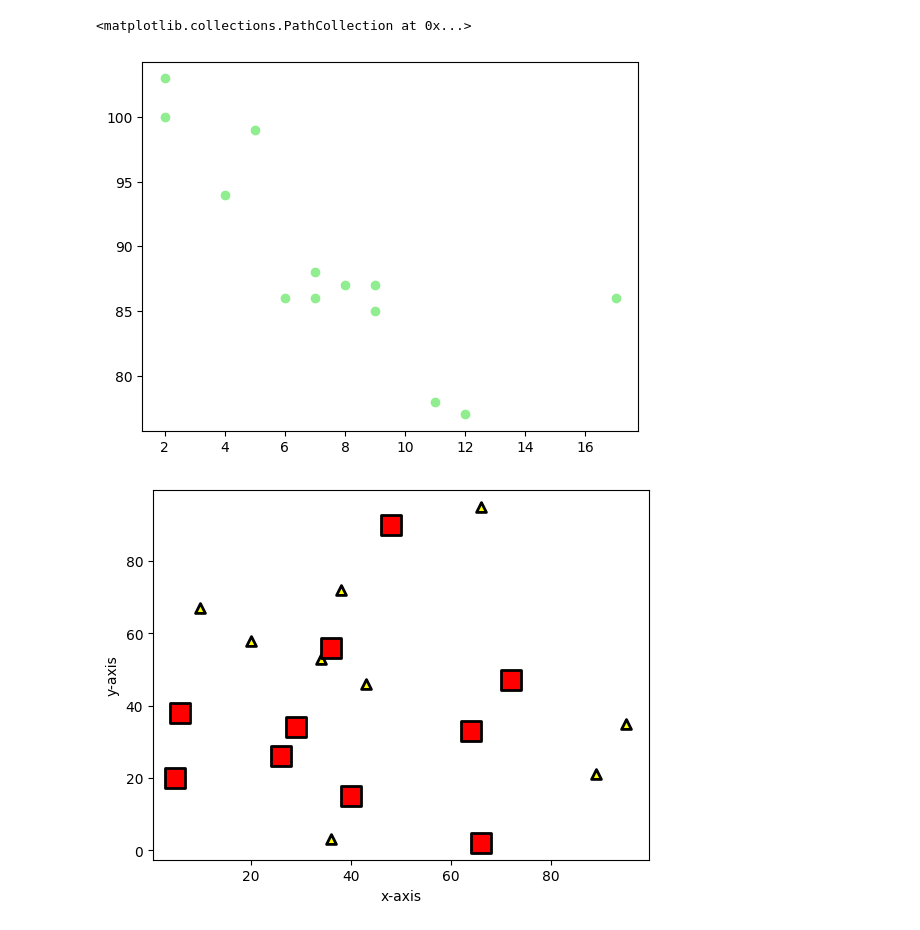
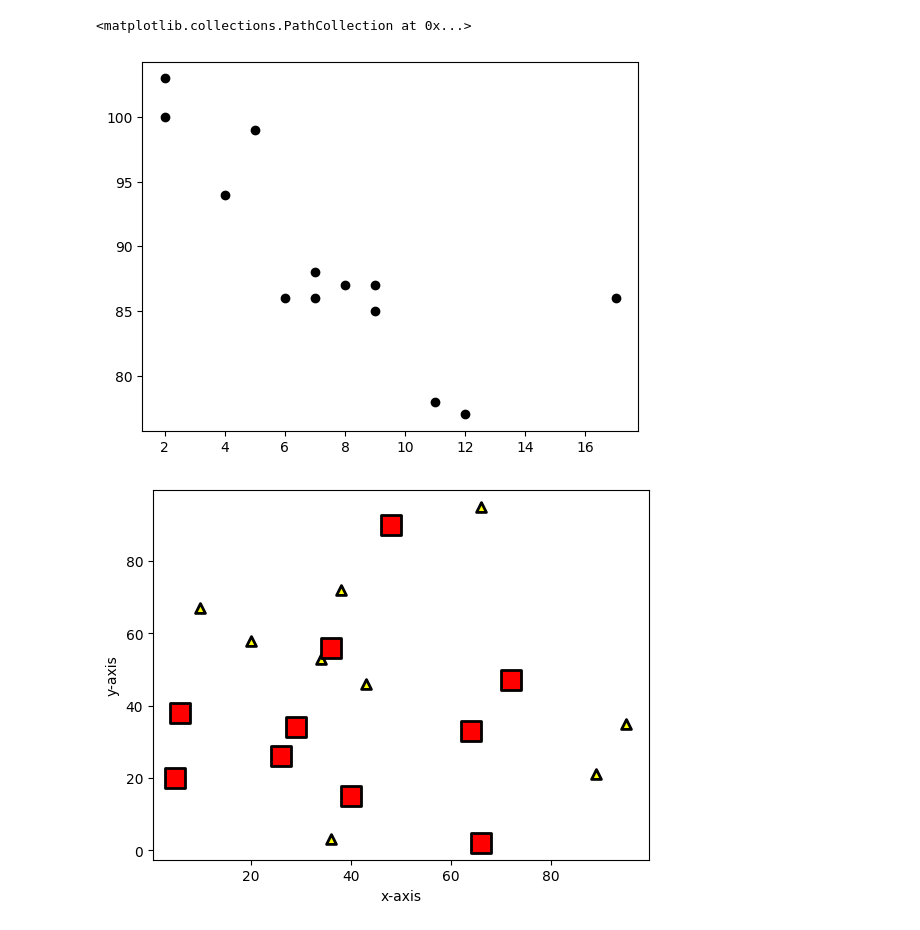
Before and after one commit to Vihaan678/Python_Projects, a Jupyter notebook: Class_Projects/Lesson_1/ACT_5/Visualization_with_Data_scieence_5.ipynb, the cells around one changed output. Drawn from its saved outputs; the diff is of its cells as text; code cells hidden in the pictures.

```diff
--- a/Class_Projects/Lesson_1/ACT_5/Visualization_with_Data_scieence_5.ipynb
+++ b/Class_Projects/Lesson_1/ACT_5/Visualization_with_Data_scieence_5.ipynb
@@ -3,10 +3,10 @@ import matplotlib.pyplot as plt
 # %%
 x=[5,7,8,7,2,17,2,9,4,11,12,9,6]
 y=[99,86,87,88,100,86,103,87,94,78,77,85,86]
-plt.scatter(x,y,c="lightgreen")
+plt.scatter(x,y,c="black")
 # %% [output]
 <matplotlib.collections.PathCollection at 0x...>
-[figure, old version]
+[figure, new version]
 # %%
 x1=[89,43,36,95,10,66,34,38,20]
 y1=[21,46,3,35,67,95,53,72,58]
```
Also changed, not shown: 4 other files.
